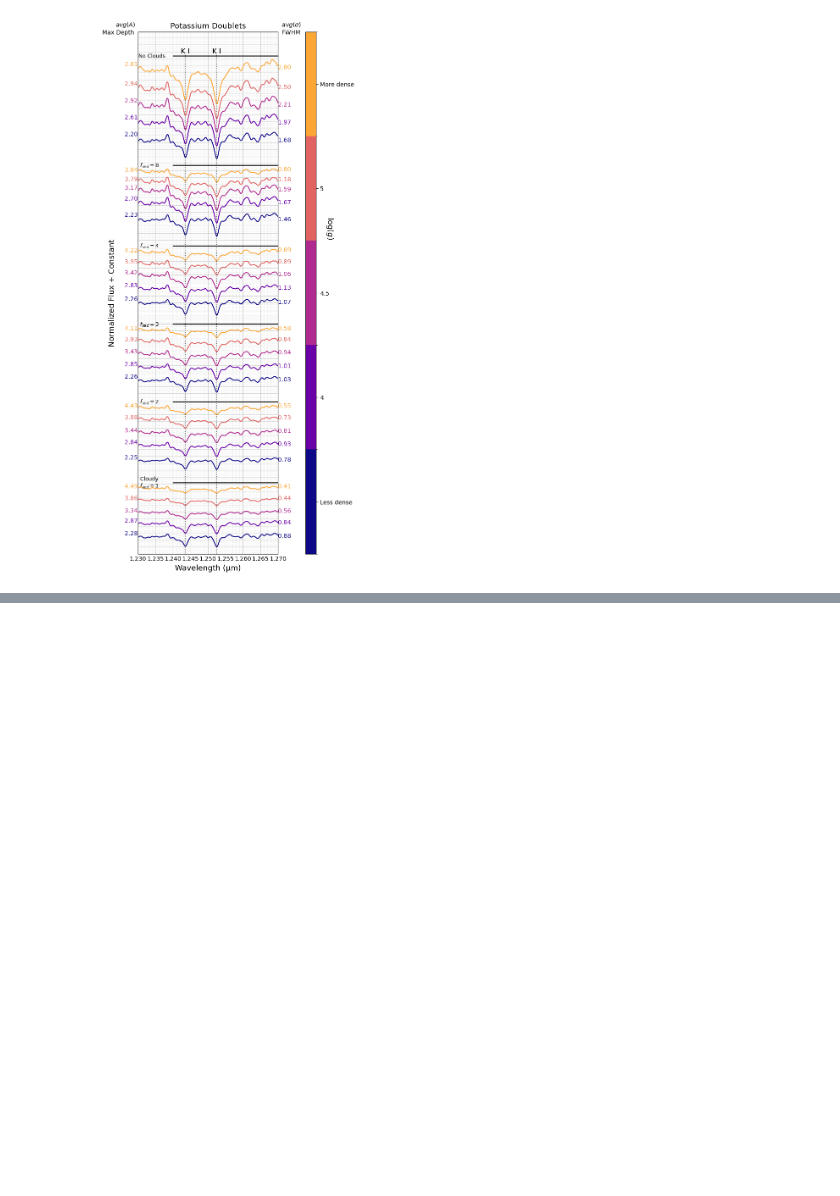
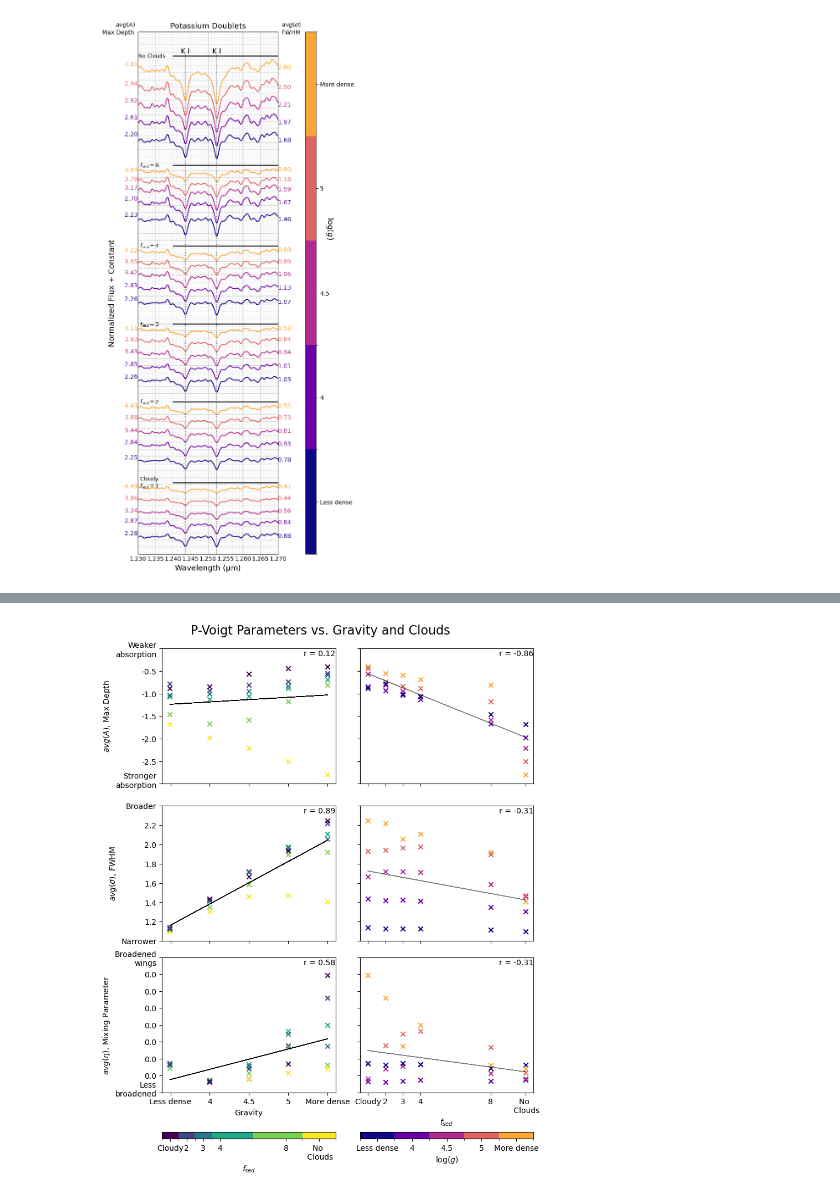
Before and after one commit to BDNYC/quantifying_clouds_ally, a Jupyter notebook: notebooks/second_doublet.ipynb, the cells around one changed output, grey strips where cells are left out. Drawn from its saved outputs; the diff is of its cells as text; code cells hidden in the pictures; blank space fills up the shorter version.

Commit message:
turned more of the plotting into function so things are easier as new temperatures are added

```diff
--- a/notebooks/second_doublet.ipynb
+++ b/notebooks/second_doublet.ipynb
@@ -256,0 +50,5 @@ Text(0.5, 0.98, 'P-Voigt Parameters vs. Gravity and Clouds')
+# %%
+all_parameter_plot(parameter_df)
+# plt.savefig('/Users/allybaldelli/Desktop/AMNH-stuff/quantifying_clouds_ally/plots/second_doublet_parameters.png')
+# %% [output]
+[figure, added]
```
Also changed, not shown: parts of 3 cells of this notebook, 4 other files.
